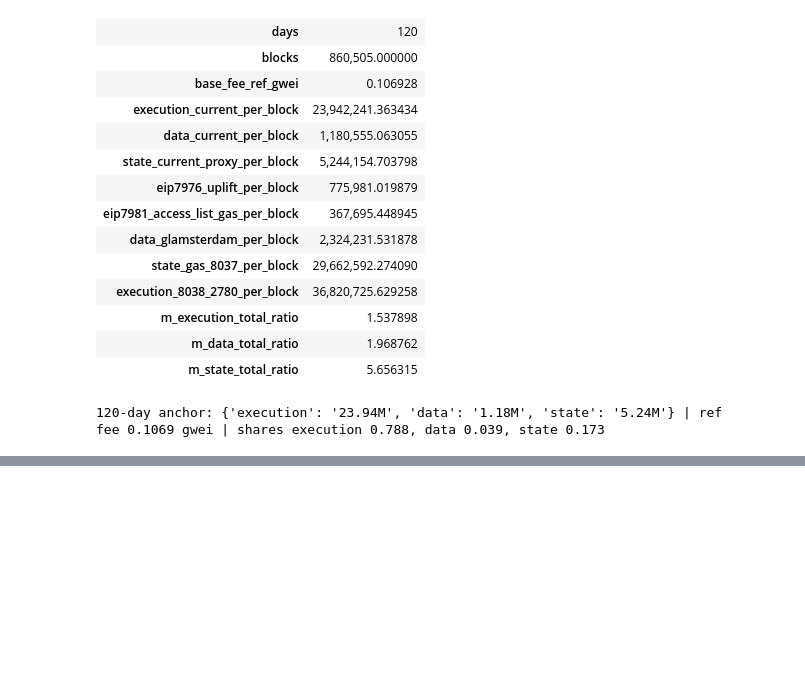
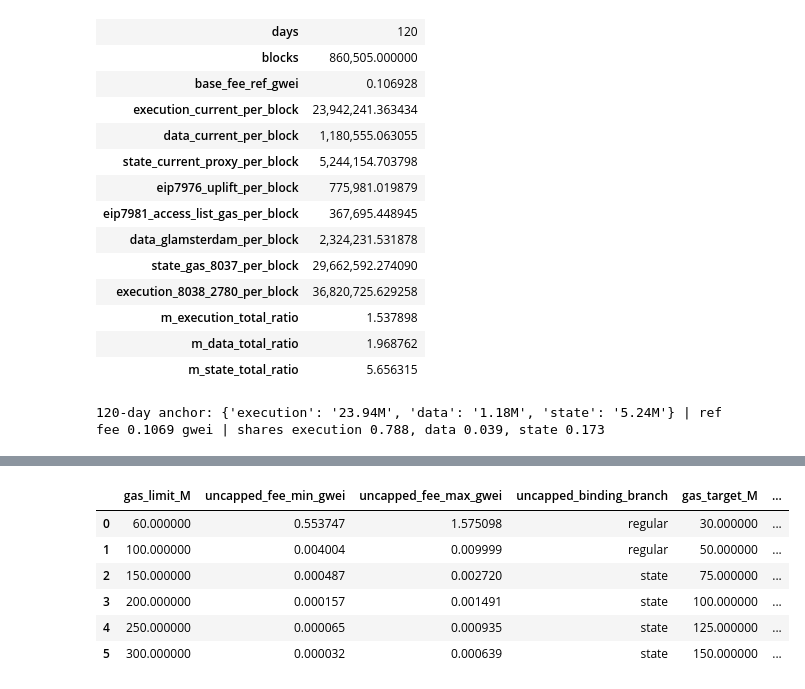
Before and after one commit to M1kuW1ll/eip-7999-research, a Jupyter notebook: notebooks/1.9-three-way-equilibrium-model.ipynb, the cells around one changed output, grey strips where cells are left out. Drawn from its saved outputs; the diff is of its cells as text; code cells hidden in the pictures; blank space fills up the shorter version.

```diff
--- a/notebooks/1.9-three-way-equilibrium-model.ipynb
+++ b/notebooks/1.9-three-way-equilibrium-model.ipynb
@@ -652,3 +765,58 @@ eta_exec_sweep[["eta_execution", "eta_state", "equilibrium_base_fee_gwei",
+# %%
+assert results["converged"].all()
+assert not results["target_unreachable"].any()
+target_gap = (
+    results[["regular_metered_gas", "state_metered_gas"]].max(axis=1)
+    - results["gas_target"]
+).abs()
+assert (target_gap < 1.0).all()
+branch_counts = results.groupby("gas_limit")["binding_branch"].nunique()
+assert branch_counts.eq(1).all()
+
+assert state_cap_results["converged"].all()
+assert not state_cap_results["target_unreachable"].any()
+assert not state_cap_results["floor_binding"].any()
+capped_gap = (
+    state_cap_results[["regular_metered_gas", "state_metered_gas"]].max(axis=1)
+    - state_cap_results["gas_target"]
+).abs()
+assert (capped_gap < 1.0).all()
+assert state_cap_results.loc[
+    state_cap_results["gas_limit"] >= 150_000_000, "state_cap_binding"
+].all()
+assert state_cap_results.loc[
+    state_cap_results["gas_limit"] >= 150_000_000, "binding_branch"
+].eq("regular").all()
+
+assert state_cap_sweep_results["converged"].all()
+assert not state_cap_sweep_results["target_unreachable"].any()
+assert not state_cap_sweep_results["floor_binding"].any()
+sweep_gap = (
+    state_cap_sweep_results[["regular_metered_gas", "state_metered_gas"]]
+    .max(axis=1).sub(state_cap_sweep_results["gas_target"]).abs()
+)
+assert (sweep_gap < 1.0).all()
+expected_branch_matrix = pd.DataFrame(
+    [
+        ["regular", "regular", "regular", "regular", "regular", "regular"],
+        ["regular", "regular", "state", "regular", "regular", "regular"],
+        ["regular", "regular", "state", "state", "regular", "regular"],
+        ["regular", "regular", "state", "state", "state", "regular"],
+        ["regular", "regular", "state", "state", "state", "state"],
+    ],
+    index=cap_order,
+    columns=np.array(GAS_LIMIT_VALUES) / 1e6,
+)
+assert branch_matrix.equals(expected_branch_matrix)
+state_cap_comparison
+# %% [output]
+|  | gas_limit_M | uncapped_fee_min_gwei | uncapped_fee_max_gwei | uncapped_binding_branch | gas_target_M | ... |
+| 0 | 60.000000 | 0.553747 | 1.575098 | regular | 30.000000 | ... |
+| 1 | 100.000000 | 0.004004 | 0.009999 | regular | 50.000000 | ... |
+| 2 | 150.000000 | 0.000487 | 0.002720 | state | 75.000000 | ... |
+| 3 | 200.000000 | 0.000157 | 0.001491 | state | 100.000000 | ... |
+| 4 | 250.000000 | 0.000065 | 0.000935 | state | 125.000000 | ... |
+| 5 | 300.000000 | 0.000032 | 0.000639 | state | 150.000000 | ... |
 # %% [markdown]
 ## Interpretation And Scope
 
```
Also changed, not shown: parts of 16 cells of this notebook, 33 other files.
